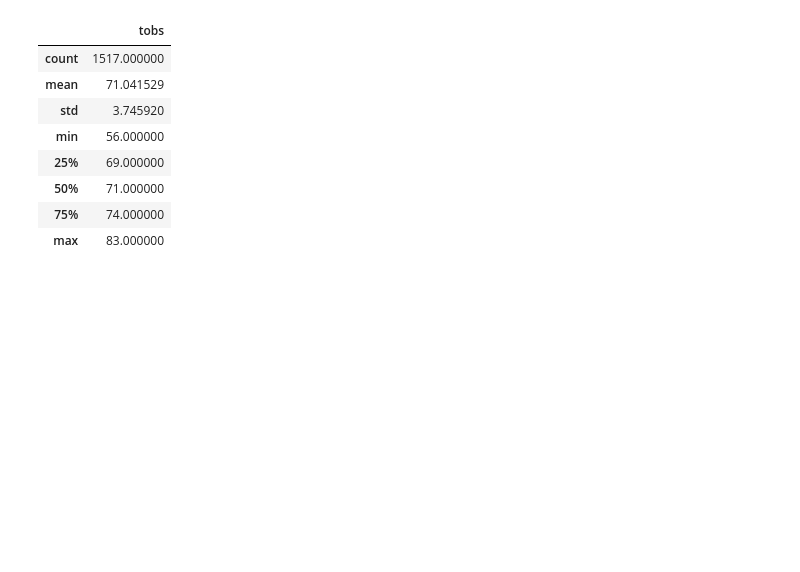
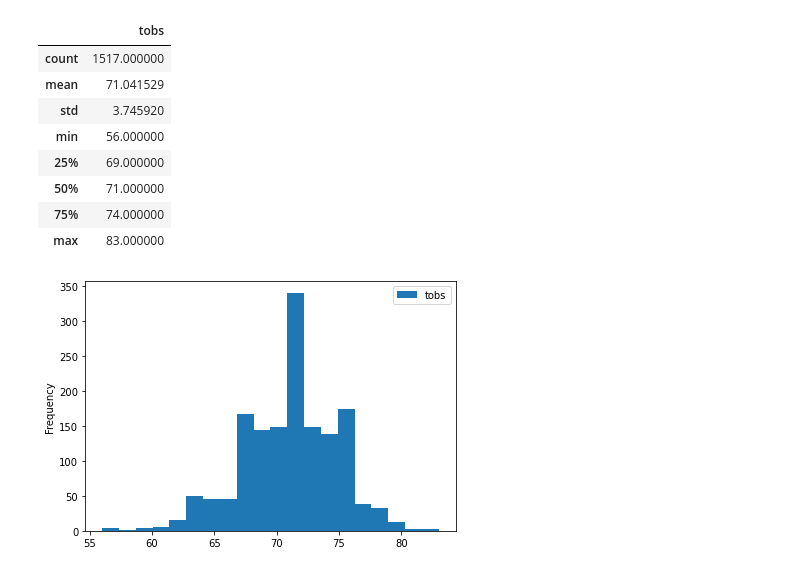
Before and after one commit to sdivakarla/surfs_up, a Jupyter notebook: SurfsUp_Challenge.ipynb, the cells around one changed output. Saved outputs shown, nothing was run; the diff lists cells and outputs as text; code cells hidden in the pictures; blank space fills up the shorter version.

Commit message:
June and December Histograms

```diff
--- a/SurfsUp_Challenge.ipynb
+++ b/SurfsUp_Challenge.ipynb
@@ -101,3 +102,8 @@ dec_temp_df.describe()
 | 50% | 71.000000 |
 | 75% | 74.000000 |
 | max | 83.000000 |
+# %%
+dec_temp_df.plot.hist(bins=20)
+plt.tight_layout()
+# %% [output]
+[figure, added]
```
Also changed, not shown: parts of 2 cells of this notebook, 2 other files.
